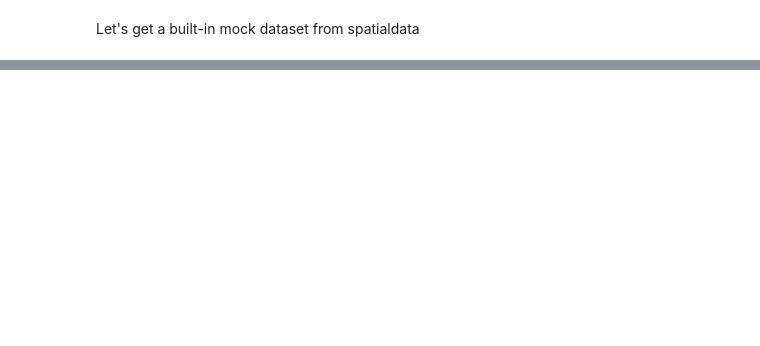
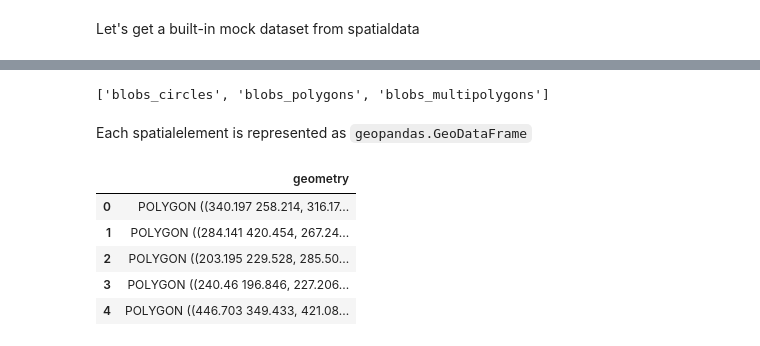
Before and after one commit to MannLabs/dvp-io, a Jupyter notebook: docs/notebooks/001_introduction-to-spatialdata.ipynb, the cells around one changed output, grey strips where cells are left out. Drawn from its saved outputs; the diff is of its cells as text; code cells hidden in the pictures; blank space fills up the shorter version.

```diff
--- a/docs/notebooks/001_introduction-to-spatialdata.ipynb
+++ b/docs/notebooks/001_introduction-to-spatialdata.ipynb
@@ -73,0 +156,16 @@ Images are
+# %%
+# Access shapes (3 independent elements: 'blobs_circles', 'blobs_polygons', 'blobs_multipolygons')
+list(sdata.shapes.keys())
+# %% [output]
+['blobs_circles', 'blobs_polygons', 'blobs_multipolygons']
+# %% [markdown]
+Each spatialelement is represented as `geopandas.GeoDataFrame`
+# %%
+sdata.shapes["blobs_polygons"]
+# %% [output]
+|  | geometry |
+| 0 | POLYGON ((340.197 258.214, 316.17... |
+| 1 | POLYGON ((284.141 420.454, 267.24... |
+| 2 | POLYGON ((203.195 229.528, 285.50... |
+| 3 | POLYGON ((240.46 196.846, 227.206... |
+| 4 | POLYGON ((446.703 349.433, 421.08... |
```
Also changed, not shown: parts of 35 cells of this notebook.
